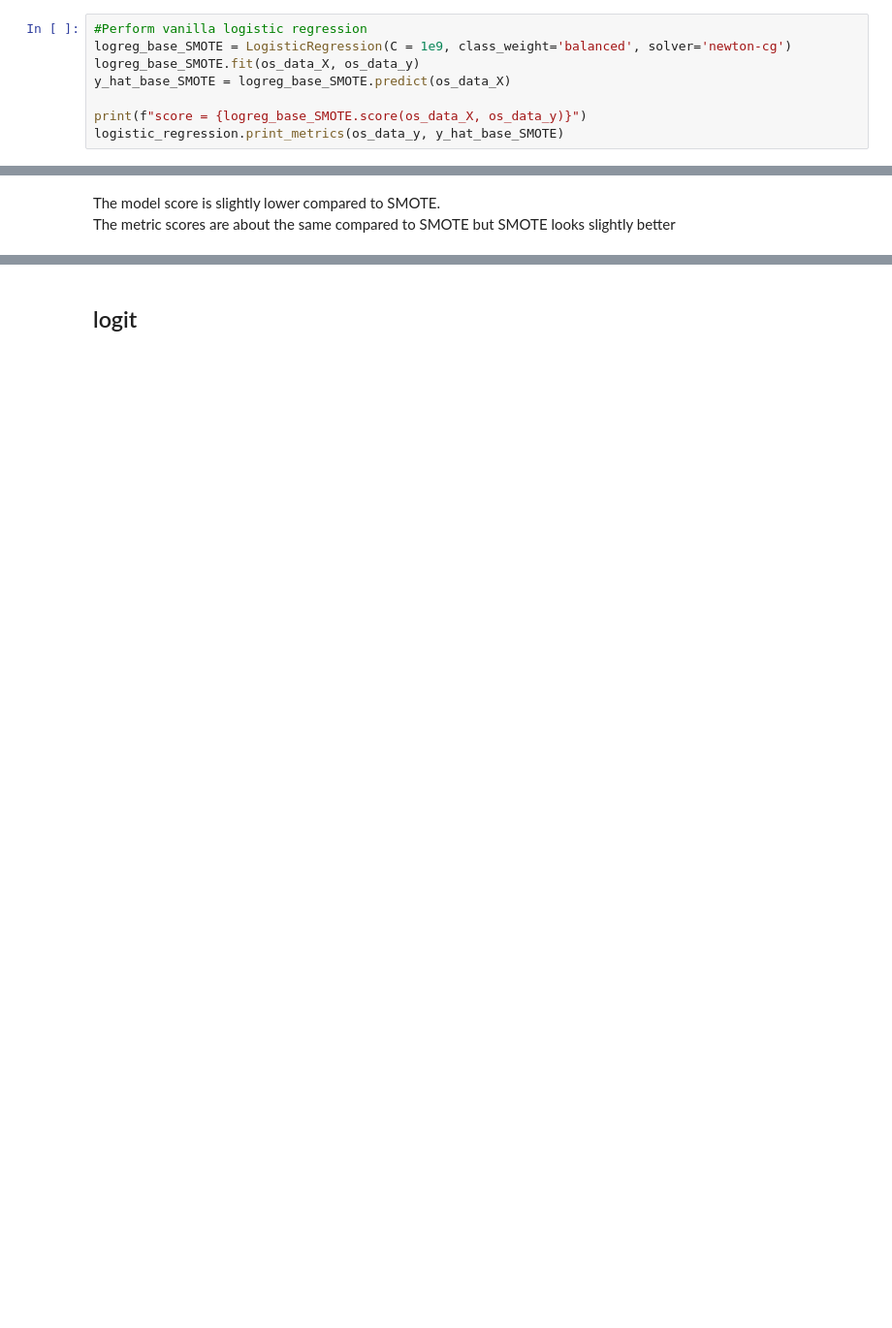
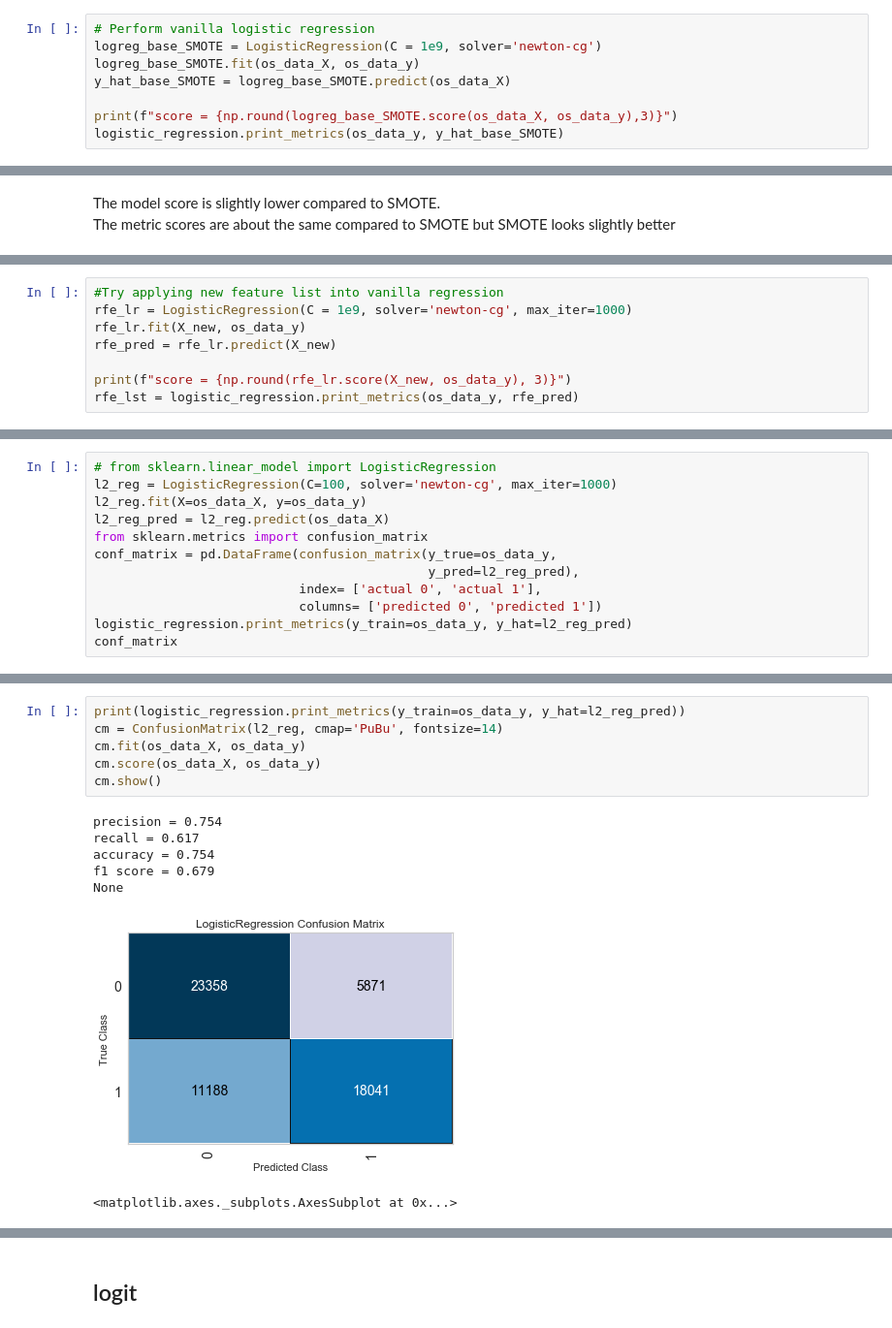
Before and after one commit to Lastew/successful-phone-campaign, a Jupyter notebook: 2. Imbalanced_Classes.ipynb, the cells around one changed output, grey strips where cells are left out. Shown at 97% size. Cells and saved outputs as stored; diff of their text form; blank space fills up the shorter version.

```diff
--- a/2. Imbalanced_Classes.ipynb
+++ b/2. Imbalanced_Classes.ipynb
@@ -180,9 +152,9 @@ print(os_y.shape)
 # %%
-#Perform vanilla logistic regression
-logreg_base_SMOTE = LogisticRegression(C = 1e9, class_weight='balanced', solver='newton-cg')
+# Perform vanilla logistic regression
+logreg_base_SMOTE = LogisticRegression(C = 1e9, solver='newton-cg')
 logreg_base_SMOTE.fit(os_data_X, os_data_y)
 y_hat_base_SMOTE = logreg_base_SMOTE.predict(os_data_X)
 
-print(f"score = {logreg_base_SMOTE.score(os_data_X, os_data_y)}")
+print(f"score = {np.round(logreg_base_SMOTE.score(os_data_X, os_data_y),3)}")
 logistic_regression.print_metrics(os_data_y, y_hat_base_SMOTE)
 # %% [output]
@@ -249,0 +248,8 @@ The metric scores are about the same compared to SMOTE but SMOTE looks slightly
+# %%
+#Try applying new feature list into vanilla regression
+rfe_lr = LogisticRegression(C = 1e9, solver='newton-cg', max_iter=1000)
+rfe_lr.fit(X_new, os_data_y)
+rfe_pred = rfe_lr.predict(X_new)
+
+print(f"score = {np.round(rfe_lr.score(X_new, os_data_y), 3)}")
+rfe_lst = logistic_regression.print_metrics(os_data_y, rfe_pred)
@@ -249,0 +347,12 @@ The metric scores are about the same compared to SMOTE but SMOTE looks slightly
+# %%
+# from sklearn.linear_model import LogisticRegression
+l2_reg = LogisticRegression(C=100, solver='newton-cg', max_iter=1000)
+l2_reg.fit(X=os_data_X, y=os_data_y)
+l2_reg_pred = l2_reg.predict(os_data_X)
+from sklearn.metrics import confusion_matrix
+conf_matrix = pd.DataFrame(confusion_matrix(y_true=os_data_y,
+                                            y_pred=l2_reg_pred),
+                           index= ['actual 0', 'actual 1'],
+                           columns= ['predicted 0', 'predicted 1'])
+logistic_regression.print_metrics(y_train=os_data_y, y_hat=l2_reg_pred)
+conf_matrix
@@ -249,0 +367,14 @@ The metric scores are about the same compared to SMOTE but SMOTE looks slightly
+# %%
+print(logistic_regression.print_metrics(y_train=os_data_y, y_hat=l2_reg_pred))
+cm = ConfusionMatrix(l2_reg, cmap='PuBu', fontsize=14)
+cm.fit(os_data_X, os_data_y)
+cm.score(os_data_X, os_data_y)
+cm.show()
+# %% [output]
+precision = 0.754
+recall = 0.617
+accuracy = 0.754
+f1 score = 0.679
+None
+[figure, added]
+<matplotlib.axes._subplots.AxesSubplot at 0x...>
```
Also changed, not shown: parts of 59 cells of this notebook, 7 other files.
